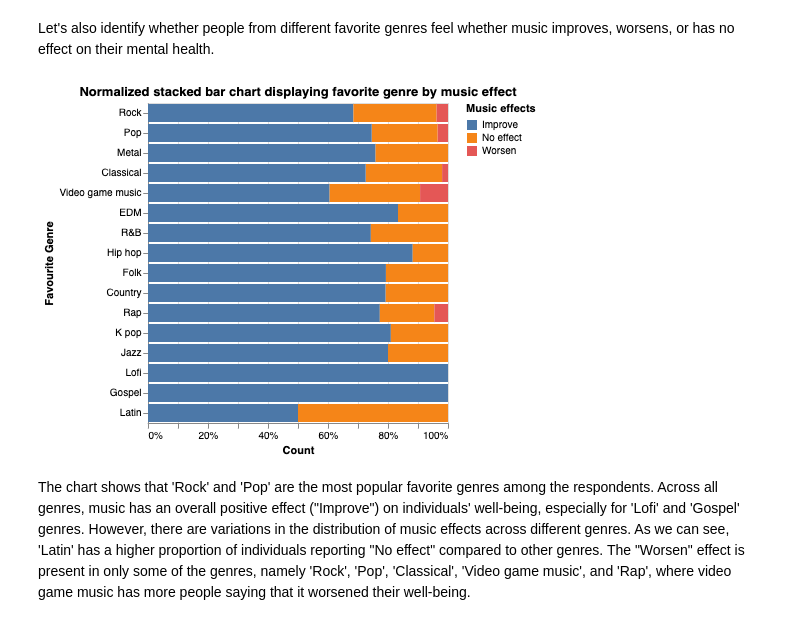
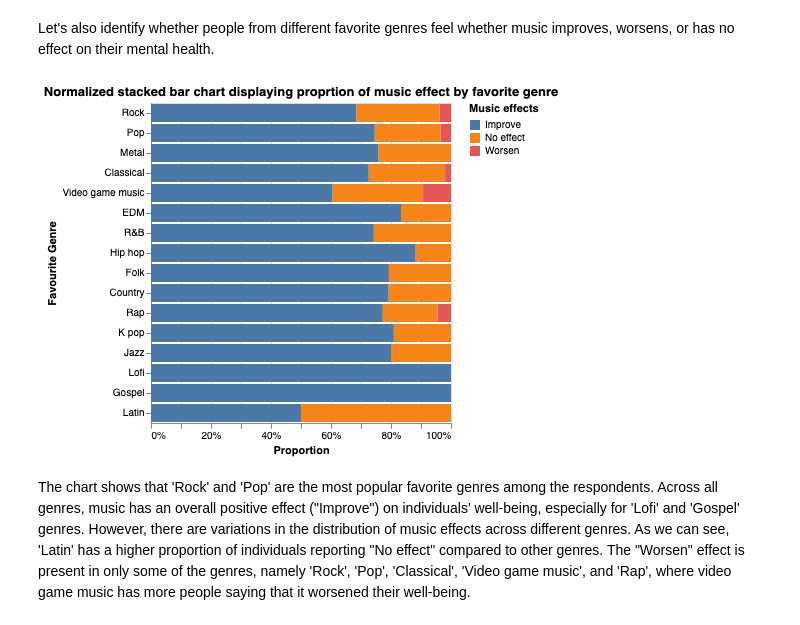
Before and after one commit to ubc-dsci320-2024w2/project-team_fabfour, a Jupyter notebook: analysis/Judy/analysis3.ipynb, the cells around one changed output. Cells and saved outputs as stored; diff of their text form; code cells hidden in the pictures.

```diff
--- a/analysis/Judy/analysis3.ipynb
+++ b/analysis/Judy/analysis3.ipynb
@@ -442,15 +442,15 @@ mhc_me_boxplot
 Let's also identify whether people from different favorite genres feel whether music improves, worsens, or has no effect on their mental health.
 # %%
 stacked_barchart = alt.Chart(mxmh).mark_bar().encode(
-    alt.X('count()', title='Count').stack('normalize'),
+    alt.X('count()', title='Proportion').stack('normalize'),
     alt.Y('Fav genre:N', title='Favourite Genre', sort='-x'),
     color='Music effects:N'
 ).properties(
-    title="Normalized stacked bar chart displaying favorite genre by music effect"
+    title="Normalized stacked bar chart displaying proprtion of music effect by favorite genre"
 )
 
 stacked_barchart
 # %% [output]
-[figure, old version]
+[figure, new version]
 # %% [markdown]
 The chart shows that 'Rock' and 'Pop' are the most popular favorite genres among the respondents. Across all genres, music has an overall positive effect ("Improve") on individuals' well-being, especially for 'Lofi' and 'Gospel' genres. However, there are variations in the distribution of music effects across different genres. As we can see, 'Latin' has a higher proportion of individuals reporting "No effect" compared to other genres. The "Worsen" effect is present in only some of the genres, namely 'Rock', 'Pop', 'Classical', 'Video game music', and 'Rap', where video game music has more people saying that it worsened their well-being.
```
